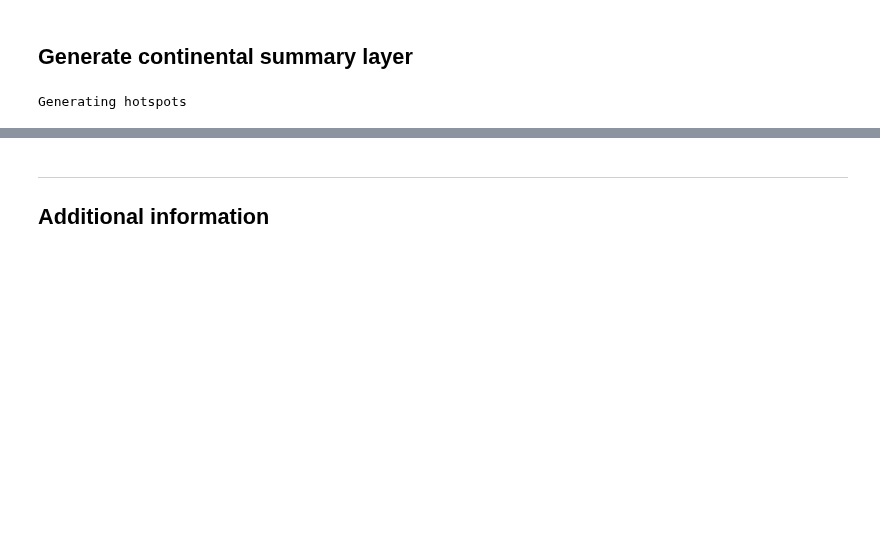
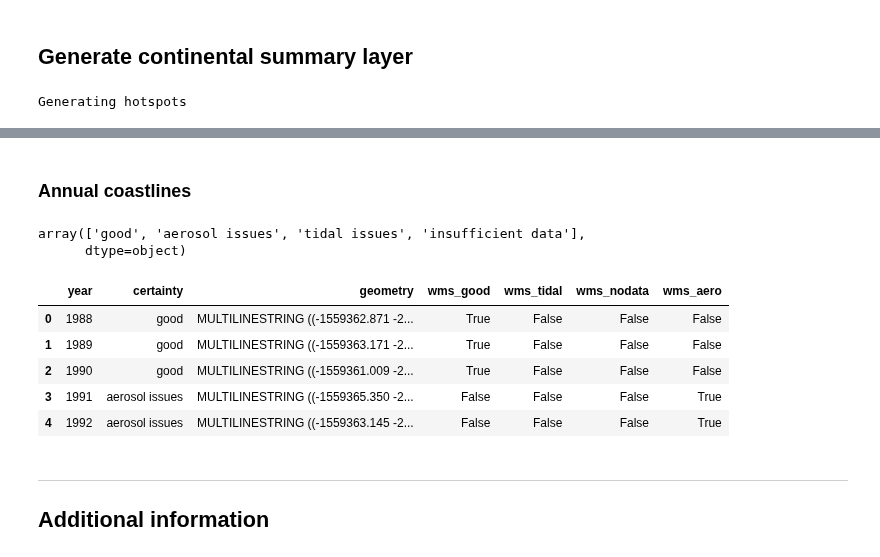
Before and after one commit to GeoscienceAustralia/dea-coastlines, a Jupyter notebook: DEACoastlines_statistics.ipynb, the cells around one changed output, grey strips where cells are left out. Saved outputs shown, nothing was run; the diff lists cells and outputs as text; code cells hidden in the pictures; blank space fills up the shorter version.

```diff
--- a/DEACoastlines_statistics.ipynb
+++ b/DEACoastlines_statistics.ipynb
@@ -254,0 +288,22 @@ Generating hotspots
+# %% [markdown]
+### Annual coastlines
+# %%
+contours_gdf = gpd.read_file('releases/DEACoastlines_v1.0.0/Shapefile/DEACoastlines_annualcoastlines_v1.0.0.shp')
+# %%
+contours_gdf.certainty.unique()
+# %% [output]
+array(['good', 'aerosol issues', 'tidal issues', 'insufficient data'],
+      dtype=object)
+# %%
+contours_gdf['wms_good'] = contours_gdf.certainty == 'good'
+contours_gdf['wms_tidal'] = contours_gdf.certainty == 'tidal issues'
+contours_gdf['wms_nodata'] = contours_gdf.certainty == 'insufficient data'
+contours_gdf['wms_aero'] = contours_gdf.certainty == 'aerosol issues'
+contours_gdf.head()
+# %% [output]
+|  | year | certainty | geometry | wms_good | wms_tidal | wms_nodata | wms_aero |
+| 0 | 1988 | good | MULTILINESTRING ((-1559362.871 -2... | True | False | False | False |
+| 1 | 1989 | good | MULTILINESTRING ((-1559363.171 -2... | True | False | False | False |
+| 2 | 1990 | good | MULTILINESTRING ((-1559361.009 -2... | True | False | False | False |
+| 3 | 1991 | aerosol issues | MULTILINESTRING ((-1559365.350 -2... | False | False | False | True |
+| 4 | 1992 | aerosol issues | MULTILINESTRING ((-1559363.145 -2... | False | False | False | True |
```
Also changed, not shown: parts of 6 cells of this notebook, 6 other files.
